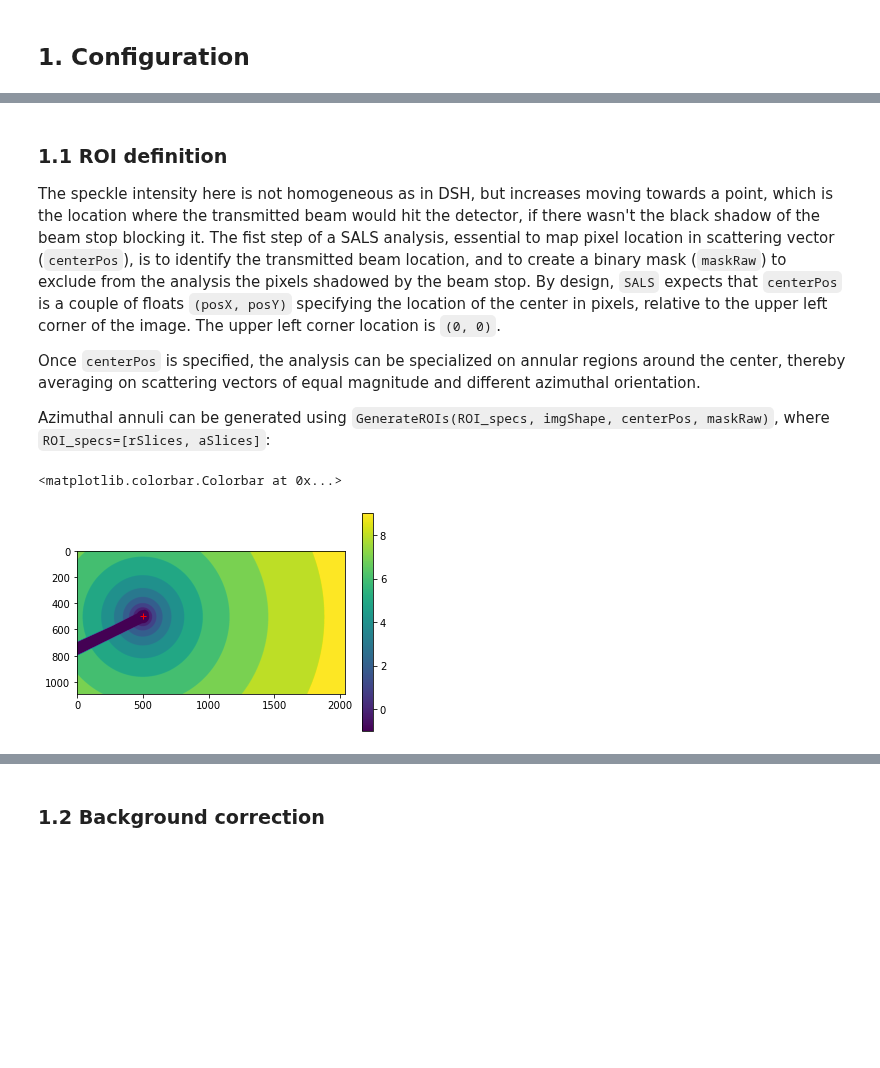
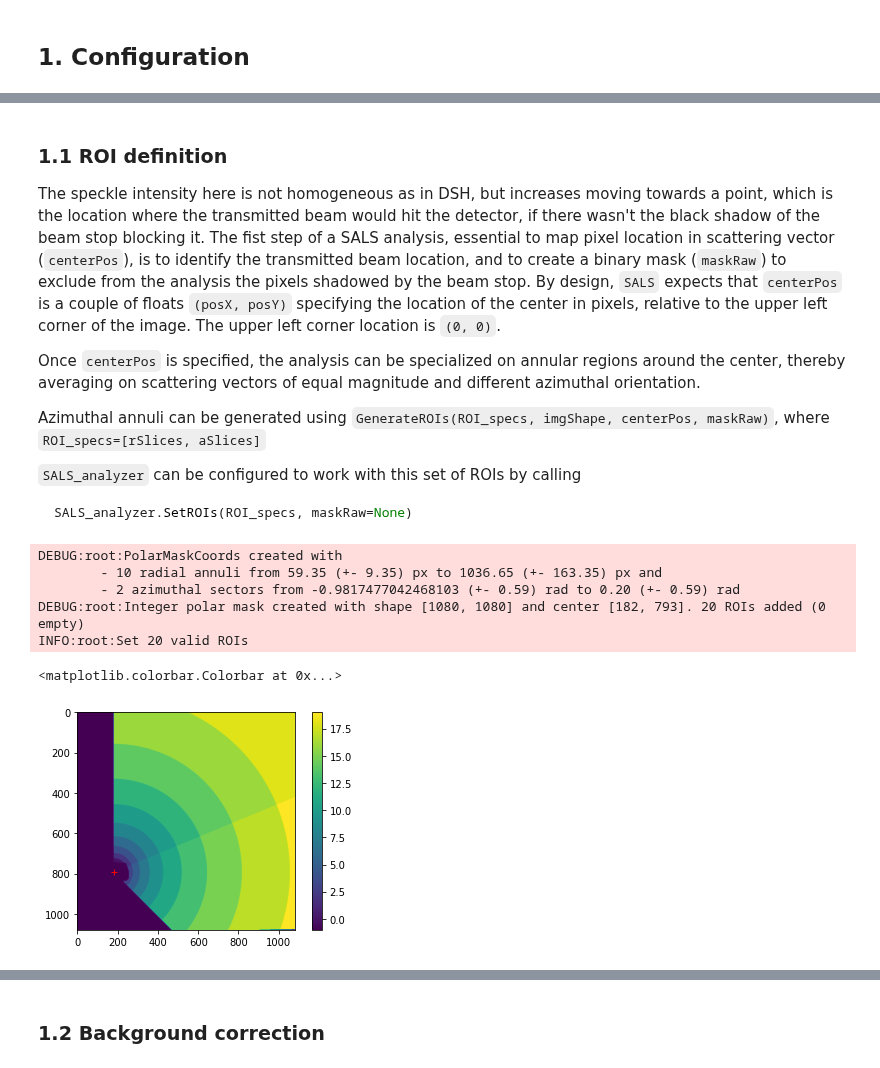
Before and after one commit to steaime/DSHpy, a Jupyter notebook: tutorial4_SALS.ipynb, the cells around one changed output, grey strips where cells are left out. Cells and saved outputs as stored; diff of their text form; code cells hidden in the pictures; blank space fills up the shorter version.

````diff
--- a/tutorial4_SALS.ipynb
+++ b/tutorial4_SALS.ipynb
@@ -23,0 +27,5 @@ plt.imshow(MI.ReadBinary('..\\SALS_test\\sample_image.raw', im_shape, 'B'))
+# %%
+im_shape = (1080, 1080)
+froot = r'..\SALS_test'
+MI_path = os.path.join(froot, 'MI_SLS.raw')
+plt.imshow(MI.ReadBinary(MI_path, im_shape, 'B'))
@@ -39,3 +51,6 @@ where:
 - ```expTimes``` is the list of exposure times. With multiple exposure times, ```SALS``` assumes that images in ```MIinput``` cycle through exposure times
 - ```imgTimes``` is the list of image times, if images were not acquired at constant FPS (see below)
 - ```timeAvg_T``` defines the time averaging window for correlation functions (see below)
+# %%
+MIinput = MI.MIfile(MI_path, os.path.join(froot, 'MI_SLS_metadata.ini'))
+print(MIinput)
@@ -41,0 +71,4 @@ where:
+# %%
+SLS_ctrPos = [182, 793]
+SALS_analyzer = LS.SALS(MIinput, os.path.join(froot, 'out_SLS'), centerPos=SLS_ctrPos)
+print(SALS_analyzer)
@@ -46,15 +97,27 @@
 
 Once ```centerPos``` is specified, the analysis can be specialized on annular regions around the center, thereby averaging on scattering vectors of equal magnitude and different azimuthal orientation.
 
-Azimuthal annuli can be generated using ```GenerateROIs(ROI_specs, imgShape, centerPos, maskRaw)```, where ```ROI_specs=[rSlices, aSlices]```:
+Azimuthal annuli can be generated using ```GenerateROIs(ROI_specs, imgShape, centerPos, maskRaw)```, where ```ROI_specs=[rSlices, aSlices]```
+
+```SALS_analyzer``` can be configured to work with this set of ROIs by calling
+
+```python
+SALS_analyzer.SetROIs(ROI_specs, maskRaw=None)
+```
 # %%
-ROI_specs = [np.geomspace(50, 2000, 11), (-np.pi, np.pi)]
-px_mask = MI.ReadBinary('..\\SALS_test\\px_mask.raw', im_shape, 'B')
-ctrPos = [500, 500]
-ROI_map, ROI_coords = LS.GenerateROIs(ROI_specs, im_shape, ctrPos, px_mask)
-plt.imshow(ROI_map)
-plt.plot(*ctrPos, 'r+')
+ROI_specs = [np.geomspace(50, 1200, 11), np.linspace(-np.pi/2, np.pi/4, 3)]
+px_mask = MI.ReadBinary(os.path.join(froot, 'MI_SLS_pxmask.raw'), im_shape, 'B')
+
+SALS_analyzer.SetROIs(ROI_specs, maskRaw=px_mask)
+
+plt.imshow(SALS_analyzer.ROIs)
+plt.plot(*SALS_analyzer.centerPos, 'r+')
 plt.colorbar()
 # %% [output]
-<matplotlib.colorbar.Colorbar at 0x...>
+DEBUG:root:PolarMaskCoords created with
+        - 10 radial annuli from 59.35 (+- 9.35) px to 1036.65 (+- 163.35) px and
+        - 2 azimuthal sectors from -0.9817477042468103 (+- 0.59) rad to 0.20 (+- 0.59) rad
+DEBUG:root:Integer polar mask created with shape [1080, 1080] and center [182, 793]. 20 ROIs added (0 empty)
+INFO:root:Set 20 valid ROIs
+<matplotlib.colorbar.Colorbar at 0x...>
-[figure, old version]
+[figure, new version]
````
Also changed, not shown: parts of 53 cells of this notebook, 5 other files.
